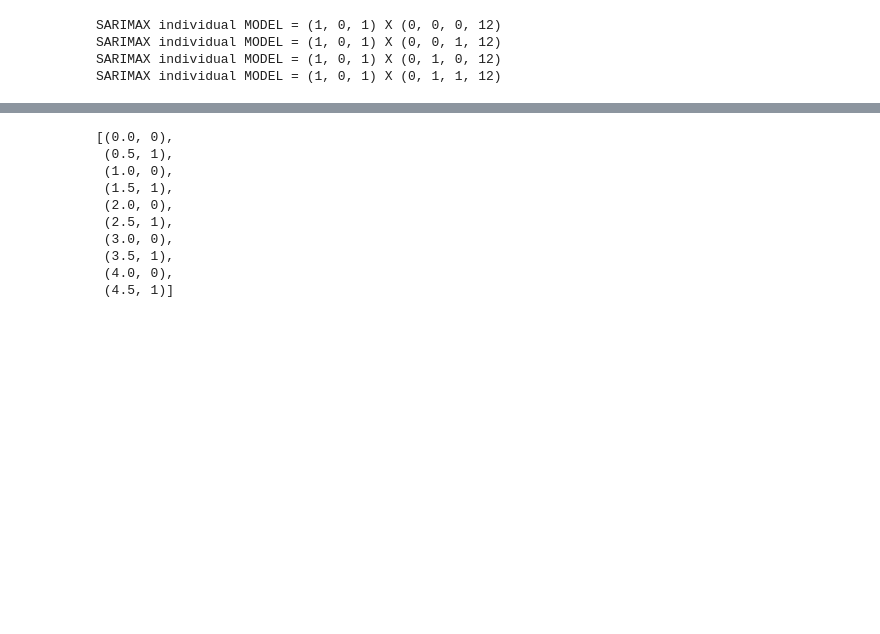
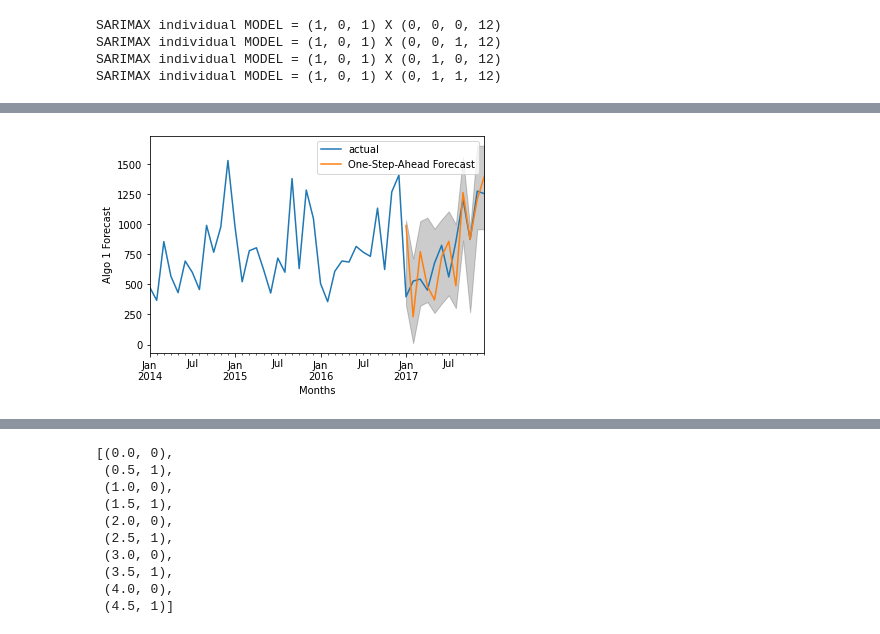
Before and after one commit to a-forty-two/cylons, a Jupyter notebook: 03_TimeSeriesAnalysis.ipynb, the cells around one changed output, grey strips where cells are left out. Drawn from its saved outputs; the diff is of its cells as text; code cells hidden in the pictures; blank space fills up the shorter version.

```diff
--- a/03_TimeSeriesAnalysis.ipynb
+++ b/03_TimeSeriesAnalysis.ipynb
@@ -360,0 +422,15 @@ maxlag should be < nobs
+# %%
+plt.figure()
+bx = y['2014':].plot(label='actual') # ACTUAL DATA PLOT
+pred2.predicted_mean.plot(ax=bx, label='One-Step-Ahead Forecast')
+# there is always a tolerance or error kernel(region) surrounding the forecast
+# +- region within which mistakes are acceptable
+# THIS TOLERANCE REGION is also called CONFIDENCE INTERVAL
+bx.fill_between(pred_ci.index, pred_ci.iloc[:,0], pred_ci.iloc[:,1], color='k', alpha=0.2)
+# BASE LINE-> index, lower confidence limit, upper confidence limit
+bx.set_xlabel('Months')
+bx.set_ylabel('Algo 1 Forecast')
+plt.legend()
+plt.show()
+# %% [output]
+[figure, added]
```
Also changed, not shown: parts of 4 cells of this notebook.
